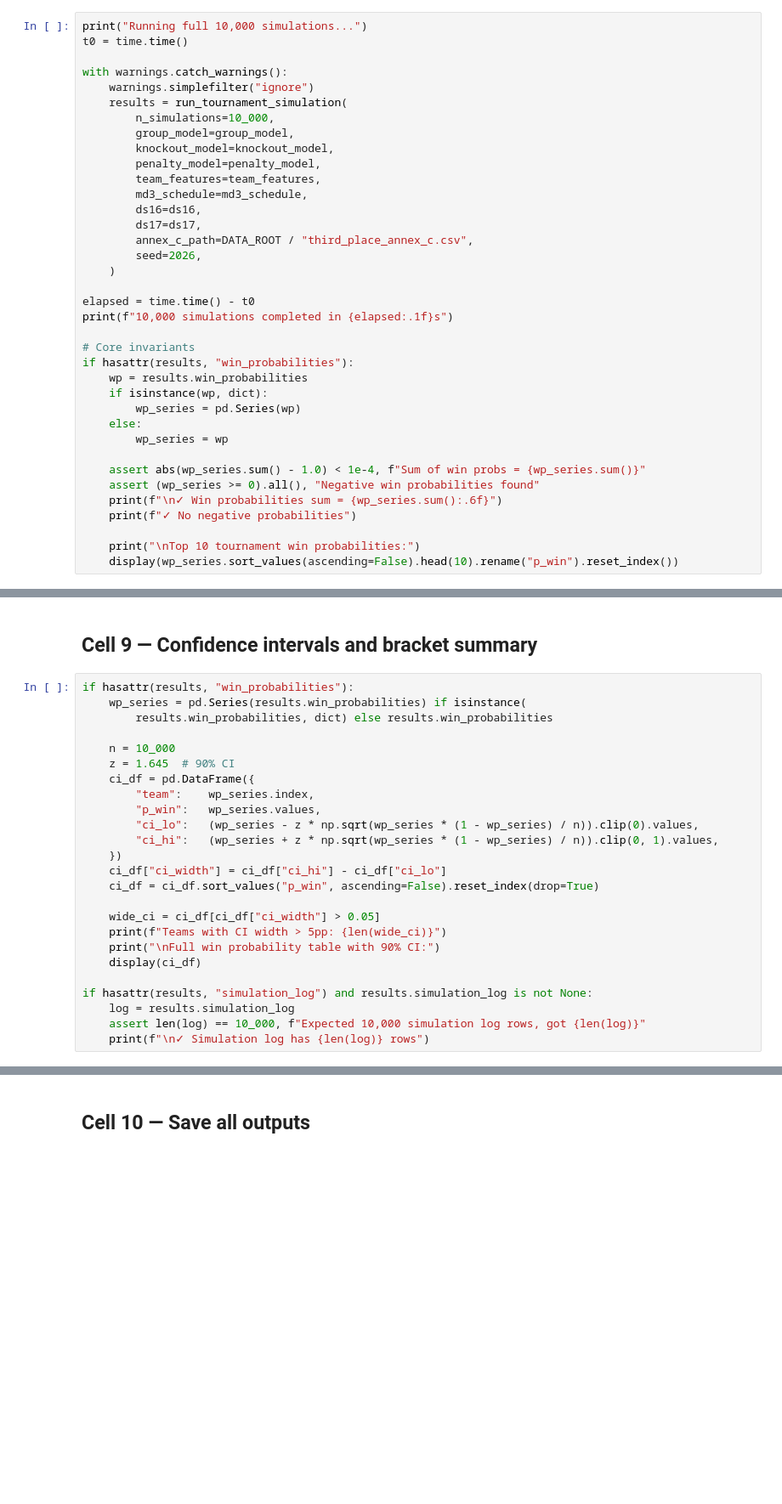
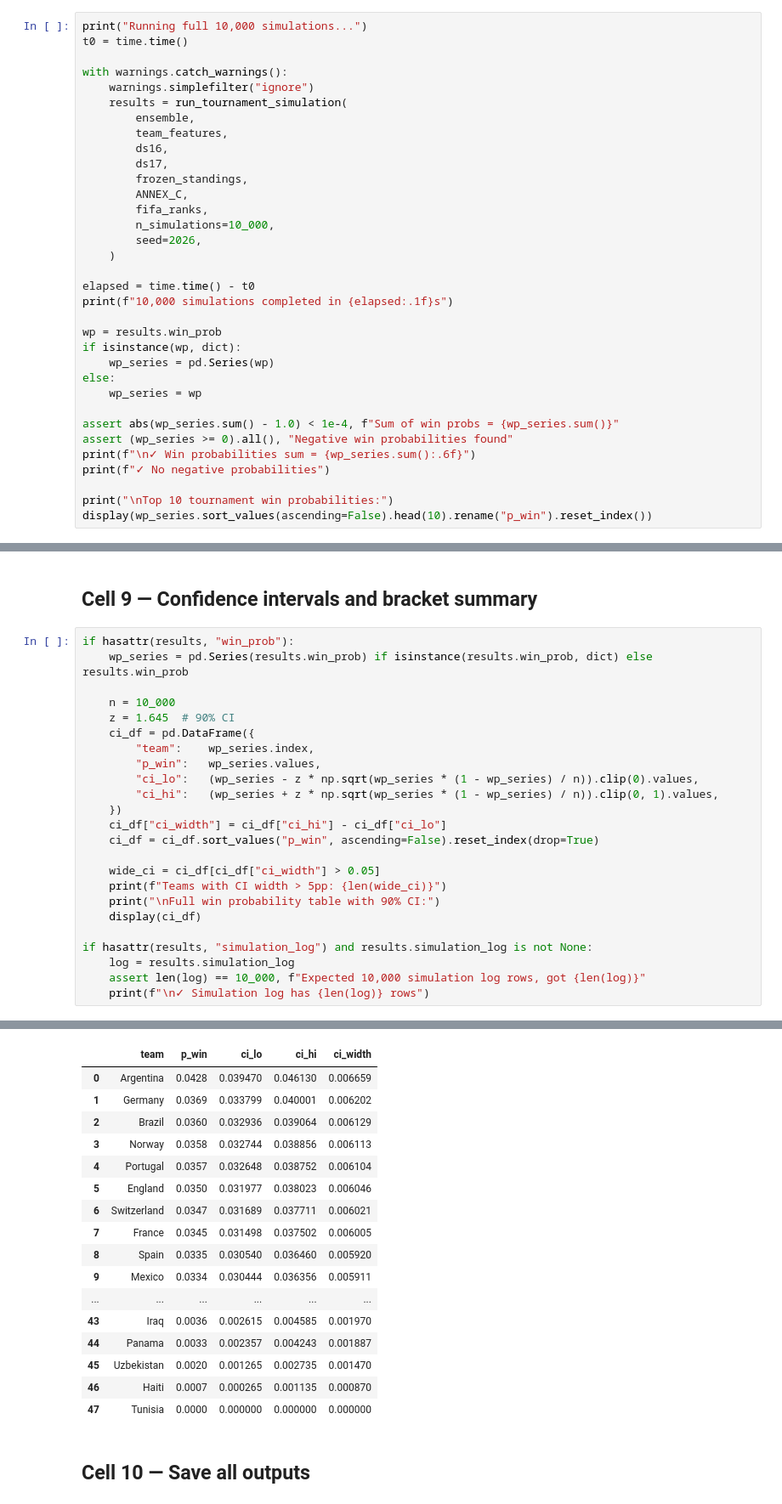
Before and after one commit to pranaavdhakshesh/fifa-world-cup-2026-forecast-engine, a Jupyter notebook: notebooks/04_simulation.ipynb, the cells around one changed output, grey strips where cells are left out. Shown at 85% size. Drawn from its saved outputs; the diff is of its cells as text; blank space fills up the shorter version.

```diff
--- a/notebooks/04_simulation.ipynb
+++ b/notebooks/04_simulation.ipynb
@@ -251,33 +390,30 @@ t0 = time.time()
 with warnings.catch_warnings():
     warnings.simplefilter("ignore")
     results = run_tournament_simulation(
+        ensemble,
+        team_features,
+        ds16,
+        ds17,
+        frozen_standings,
+        ANNEX_C,
+        fifa_ranks,
         n_simulations=10_000,
-        group_model=group_model,
-        knockout_model=knockout_model,
-        penalty_model=penalty_model,
-        team_features=team_features,
-        md3_schedule=md3_schedule,
-        ds16=ds16,
-        ds17=ds17,
-        annex_c_path=DATA_ROOT / "third_place_annex_c.csv",
         seed=2026,
     )
 
 elapsed = time.time() - t0
 print(f"10,000 simulations completed in {elapsed:.1f}s")
 
-# Core invariants
-if hasattr(results, "win_probabilities"):
-    wp = results.win_probabilities
-    if isinstance(wp, dict):
-        wp_series = pd.Series(wp)
-    else:
-        wp_series = wp
+wp = results.win_prob
+if isinstance(wp, dict):
+    wp_series = pd.Series(wp)
+else:
+    wp_series = wp
 
-    assert abs(wp_series.sum() - 1.0) < 1e-4, f"Sum of win probs = {wp_series.sum()}"
-    assert (wp_series >= 0).all(), "Negative win probabilities found"
-    print(f"\n✓ Win probabilities sum = {wp_series.sum():.6f}")
-    print(f"✓ No negative probabilities")
+assert abs(wp_series.sum() - 1.0) < 1e-4, f"Sum of win probs = {wp_series.sum()}"
+assert (wp_series >= 0).all(), "Negative win probabilities found"
+print(f"\n✓ Win probabilities sum = {wp_series.sum():.6f}")
+print(f"✓ No negative probabilities")
 
-    print("\nTop 10 tournament win probabilities:")
-    display(wp_series.sort_values(ascending=False).head(10).rename("p_win").reset_index())
+print("\nTop 10 tournament win probabilities:")
+display(wp_series.sort_values(ascending=False).head(10).rename("p_win").reset_index())
@@ -284,9 +449,8 @@ if hasattr(results, "win_probabilities"):
 # %% [markdown]
 ## Cell 9 — Confidence intervals and bracket summary
 # %%
-if hasattr(results, "win_probabilities"):
-    wp_series = pd.Series(results.win_probabilities) if isinstance(
-        results.win_probabilities, dict) else results.win_probabilities
+if hasattr(results, "win_prob"):
+    wp_series = pd.Series(results.win_prob) if isinstance(results.win_prob, dict) else results.win_prob
 
     n = 10_000
     z = 1.645  # 90% CI
@@ -308,3 +472,4 @@ if hasattr(results, "simulation_log") and results.simulation_log is not None:
     log = results.simulation_log
     assert len(log) == 10_000, f"Expected 10,000 simulation log rows, got {len(log)}"
     print(f"\n✓ Simulation log has {len(log)} rows")
+# %% [output]
@@ -311,3 +479,20 @@ if hasattr(results, "simulation_log") and results.simulation_log is not None:
+|  | team | p_win | ci_lo | ci_hi | ci_width |
+| 0 | Argentina | 0.0428 | 0.039470 | 0.046130 | 0.006659 |
+| 1 | Germany | 0.0369 | 0.033799 | 0.040001 | 0.006202 |
+| 2 | Brazil | 0.0360 | 0.032936 | 0.039064 | 0.006129 |
+| 3 | Norway | 0.0358 | 0.032744 | 0.038856 | 0.006113 |
+| 4 | Portugal | 0.0357 | 0.032648 | 0.038752 | 0.006104 |
+| 5 | England | 0.0350 | 0.031977 | 0.038023 | 0.006046 |
+| 6 | Switzerland | 0.0347 | 0.031689 | 0.037711 | 0.006021 |
+| 7 | France | 0.0345 | 0.031498 | 0.037502 | 0.006005 |
+| 8 | Spain | 0.0335 | 0.030540 | 0.036460 | 0.005920 |
+| 9 | Mexico | 0.0334 | 0.030444 | 0.036356 | 0.005911 |
+| ... | ... | ... | ... | ... | ... |
+| 43 | Iraq | 0.0036 | 0.002615 | 0.004585 | 0.001970 |
+| 44 | Panama | 0.0033 | 0.002357 | 0.004243 | 0.001887 |
+| 45 | Uzbekistan | 0.0020 | 0.001265 | 0.002735 | 0.001470 |
+| 46 | Haiti | 0.0007 | 0.000265 | 0.001135 | 0.000870 |
+| 47 | Tunisia | 0.0000 | 0.000000 | 0.000000 | 0.000000 |
 # %% [markdown]
 ## Cell 10 — Save all outputs
 # %%
```
Also changed, not shown: parts of 13 cells of this notebook, 22 other files.
